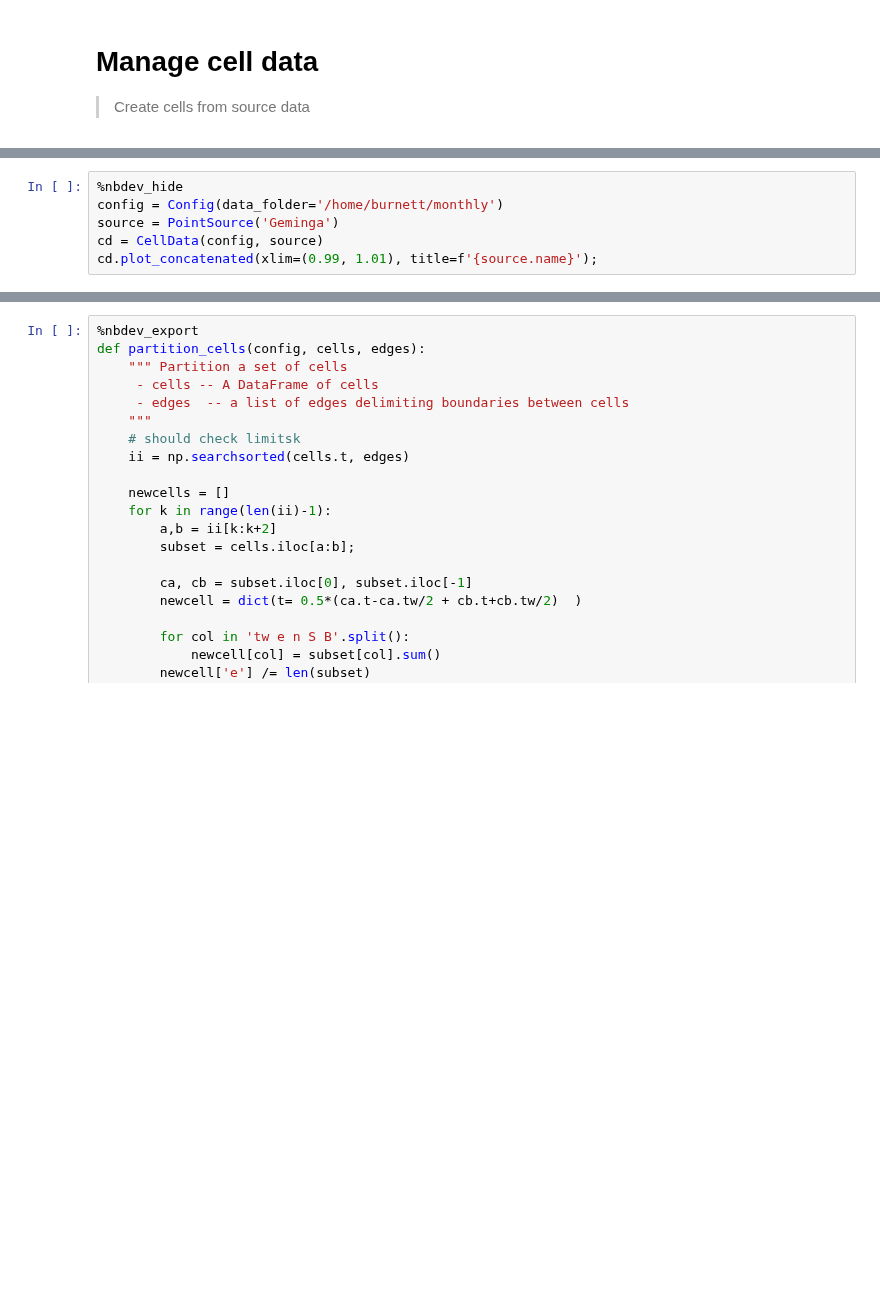
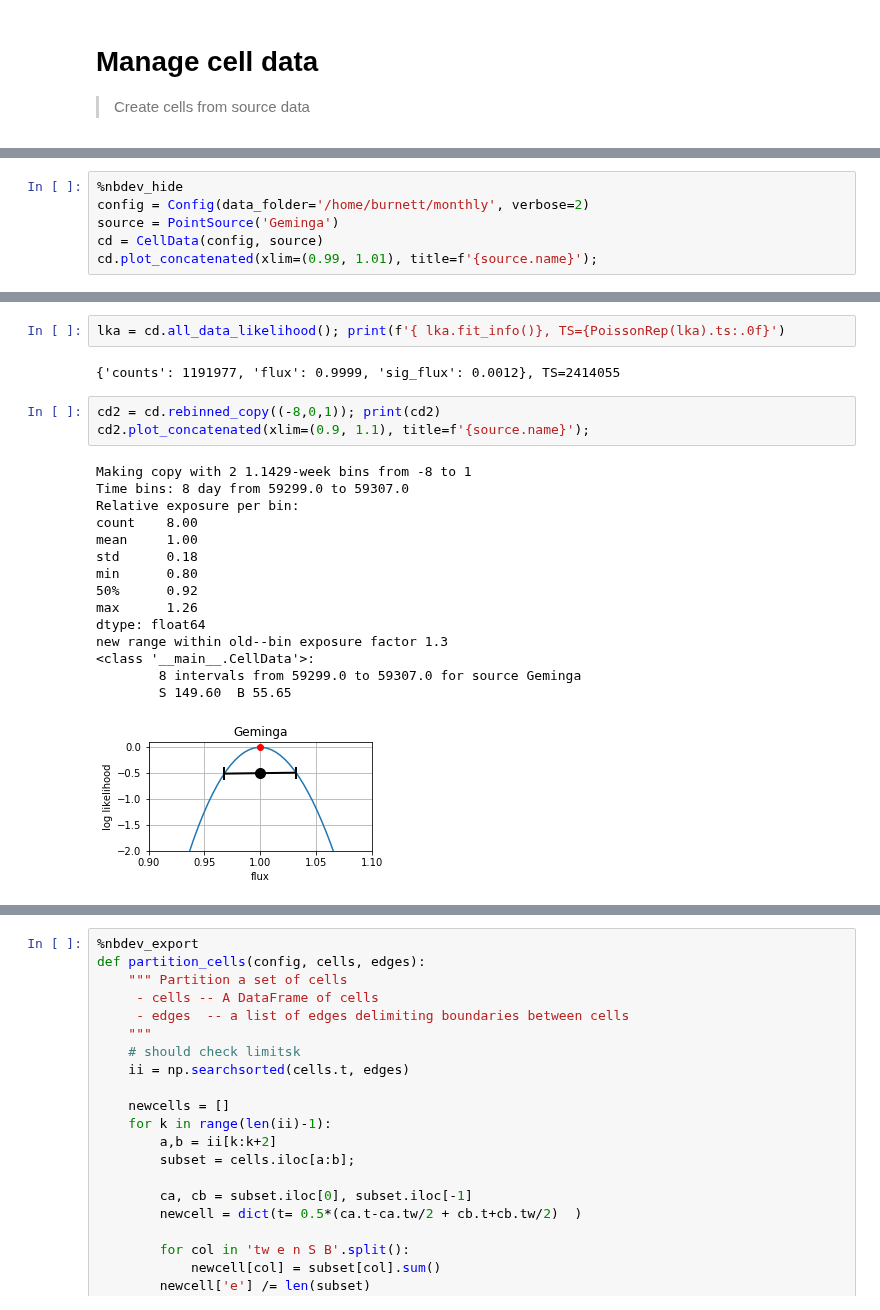
Before and after one commit to tburnett/wtlike, a Jupyter notebook: nbs/07_cell_data.ipynb, the cells around one changed output, grey strips where cells are left out. Drawn from its saved outputs; the diff is of its cells as text; blank space fills up the shorter version.

```diff
--- a/nbs/07_cell_data.ipynb
+++ b/nbs/07_cell_data.ipynb
@@ -159,6 +210,6 @@ Manage a list of cells
 # %%
 %nbdev_hide
-config = Config(data_folder='/home/burnett/monthly')
+config = Config(data_folder='/home/burnett/monthly', verbose=2)
 source = PointSource('Geminga')
 cd = CellData(config, source)
 cd.plot_concatenated(xlim=(0.99, 1.01), title=f'{source.name}');
@@ -171,2 +230,25 @@ Time bins: 4624 intervals of 1 days, from MJD 54683.0(2008-08-05) to 59307.0(202
 [figure]
+# %%
+lka = cd.all_data_likelihood(); print(f'{ lka.fit_info()}, TS={PoissonRep(lka).ts:.0f}')
+# %% [output]
+{'counts': 1191977, 'flux': 0.9999, 'sig_flux': 0.0012}, TS=2414055
+# %%
+cd2 = cd.rebinned_copy((-8,0,1)); print(cd2)
+cd2.plot_concatenated(xlim=(0.9, 1.1), title=f'{source.name}');
+# %% [output]
+Making copy with 2 1.1429-week bins from -8 to 1
+Time bins: 8 day from 59299.0 to 59307.0
+Relative exposure per bin:
+count    8.00
+mean     1.00
+std      0.18
+min      0.80
+50%      0.92
+max      1.26
+dtype: float64
+new range within old--bin exposure factor 1.3
+<class '__main__.CellData'>:
+        8 intervals from 59299.0 to 59307.0 for source Geminga
+        S 149.60  B 55.65
+[figure, added]
 # %%
```
Also changed, not shown: parts of 8 cells of this notebook, 18 other files.
